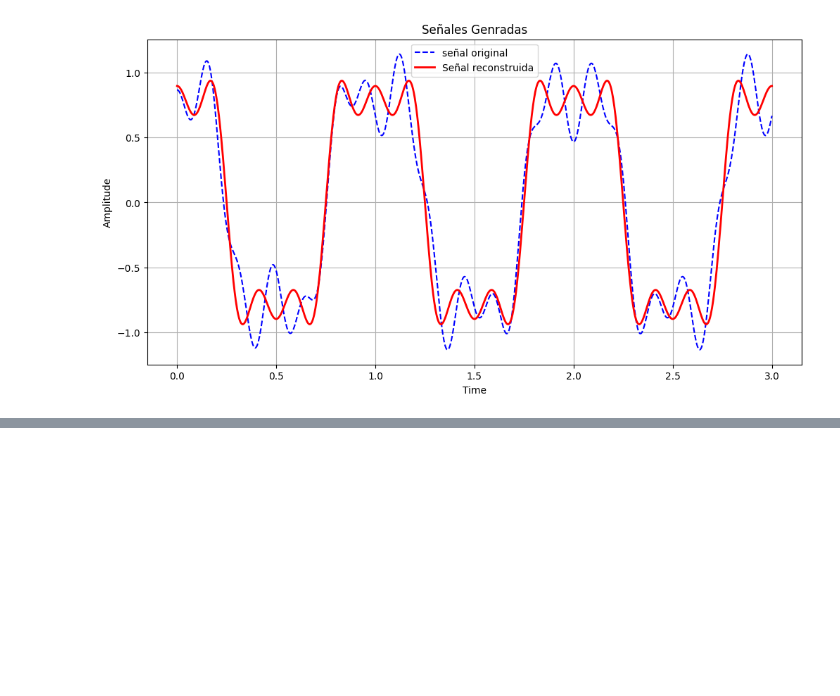
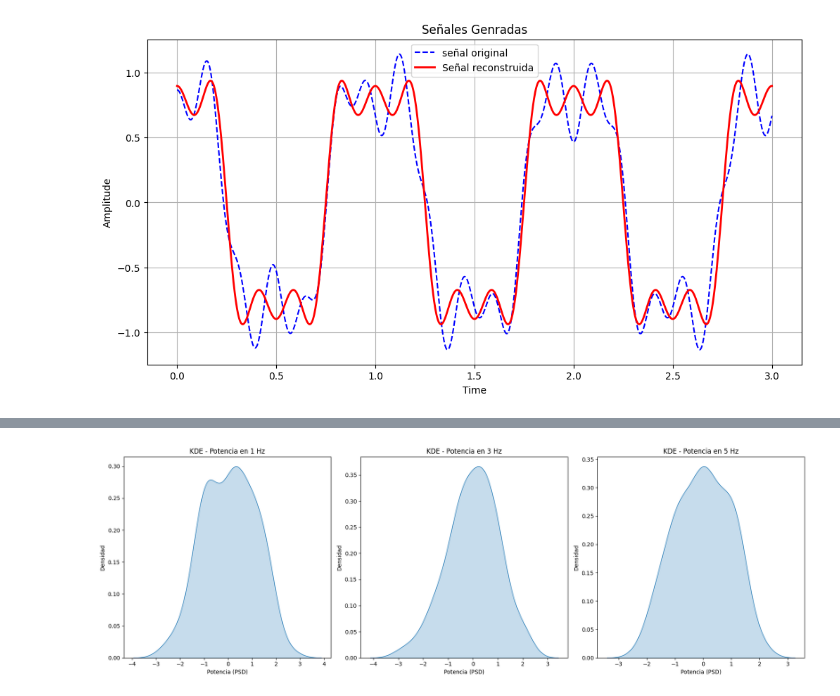
Before and after one commit to Edward1304/Signals-Theory-Edward, a Jupyter notebook: Predict_PSD_NN_MLP.ipynb, the cells around one changed output, grey strips where cells are left out. Cells and saved outputs as stored; diff of their text form; code cells hidden in the pictures; blank space fills up the shorter version.

```diff
--- a/Predict_PSD_NN_MLP.ipynb
+++ b/Predict_PSD_NN_MLP.ipynb
@@ -536,0 +701,32 @@ plt.show()
+# %%
+import seaborn as sns
+import matplotlib.pyplot as plt
+
+# Graficar el KDE para cada frecuencia
+plt.figure(figsize=(18, 6))
+
+# KDE para la frecuencia de 1 Hz
+plt.subplot(1, 3, 1)
+sns.kdeplot(historial_f1, bw_adjust=1, fill=True)
+plt.title('KDE - Potencia en 1 Hz')
+plt.xlabel('Potencia (PSD)')
+plt.ylabel('Densidad')
+
+# KDE para la frecuencia de 3 Hz
+plt.subplot(1, 3, 2)
+sns.kdeplot(historial_f3, bw_adjust=1, fill=True)
+plt.title('KDE - Potencia en 3 Hz')
+plt.xlabel('Potencia (PSD)')
+plt.ylabel('Densidad')
+
+# KDE para la frecuencia de 5 Hz
+plt.subplot(1, 3, 3)
+sns.kdeplot(historial_f5, bw_adjust=1, fill=True)
+plt.title('KDE - Potencia en 5 Hz')
+plt.xlabel('Potencia (PSD)')
+plt.ylabel('Densidad')
+
+plt.tight_layout()
+plt.show()
+# %% [output]
+[figure, added]
```
Also changed, not shown: parts of 14 cells of this notebook.
